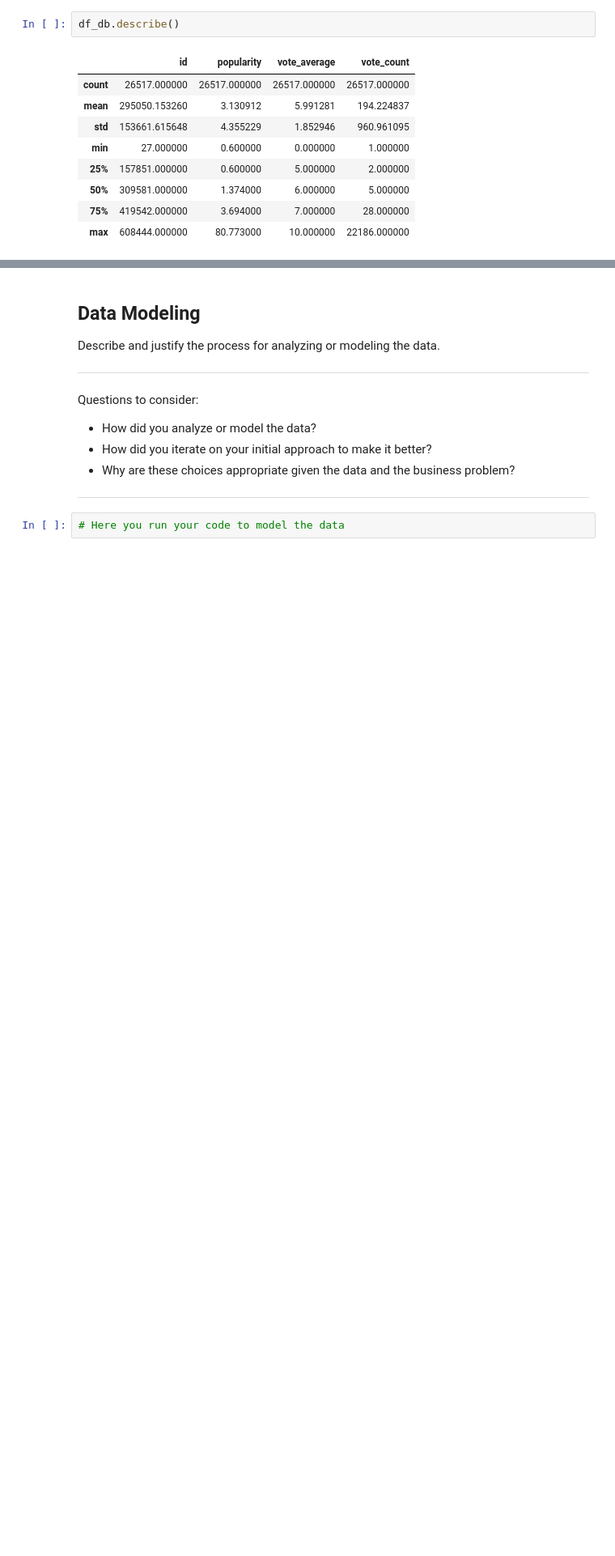
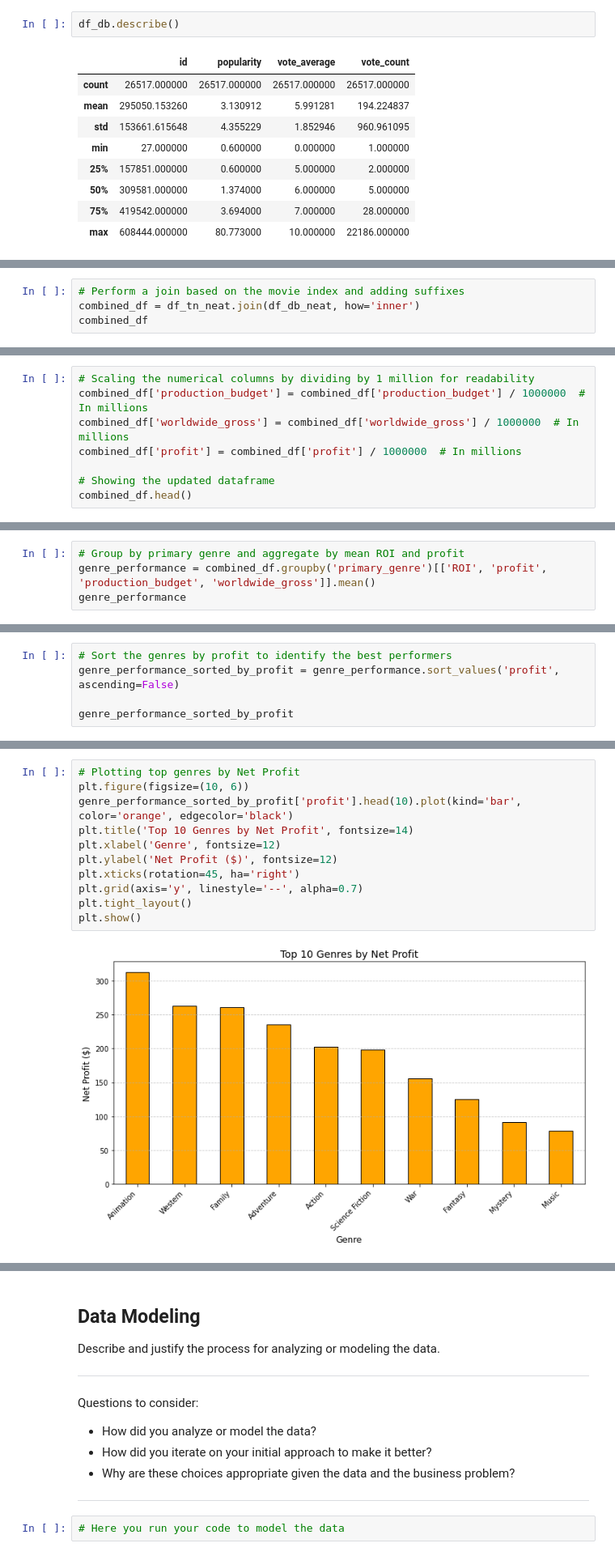
Before and after one commit to ianbett-hub/Movie-Analysis-Phase-2-Project, a Jupyter notebook: dsc-phase2-project.ipynb, the cells around one changed output, grey strips where cells are left out. Shown: that part at 81% size. Drawn from its saved outputs; the diff is of its cells as text; blank space fills up the shorter version.

```diff
--- a/dsc-phase2-project.ipynb
+++ b/dsc-phase2-project.ipynb
@@ -346,0 +646,4 @@ df_db.describe()
+# %%
+# Perform a join based on the movie index and adding suffixes
+combined_df = df_tn_neat.join(df_db_neat, how='inner')
+combined_df
@@ -346,0 +665,8 @@ df_db.describe()
+# %%
+# Scaling the numerical columns by dividing by 1 million for readability
+combined_df['production_budget'] = combined_df['production_budget'] / 1000000  # In millions
+combined_df['worldwide_gross'] = combined_df['worldwide_gross'] / 1000000  # In millions
+combined_df['profit'] = combined_df['profit'] / 1000000  # In millions
+
+# Showing the updated dataframe
+combined_df.head()
@@ -346,0 +701,4 @@ df_db.describe()
+# %%
+# Group by primary genre and aggregate by mean ROI and profit
+genre_performance = combined_df.groupby('primary_genre')[['ROI', 'profit', 'production_budget', 'worldwide_gross']].mean()
+genre_performance
@@ -346,0 +724,5 @@ df_db.describe()
+# %%
+# Sort the genres by profit to identify the best performers
+genre_performance_sorted_by_profit = genre_performance.sort_values('profit', ascending=False)
+
+genre_performance_sorted_by_profit
@@ -346,0 +748,13 @@ df_db.describe()
+# %%
+# Plotting top genres by Net Profit
+plt.figure(figsize=(10, 6))
+genre_performance_sorted_by_profit['profit'].head(10).plot(kind='bar', color='orange', edgecolor='black')
+plt.title('Top 10 Genres by Net Profit', fontsize=14)
+plt.xlabel('Genre', fontsize=12)
+plt.ylabel('Net Profit ($)', fontsize=12)
+plt.xticks(rotation=45, ha='right')
+plt.grid(axis='y', linestyle='--', alpha=0.7)
+plt.tight_layout()
+plt.show()
+# %% [output]
+[figure, added]
```
Also changed, not shown: parts of 34 cells of this notebook.
